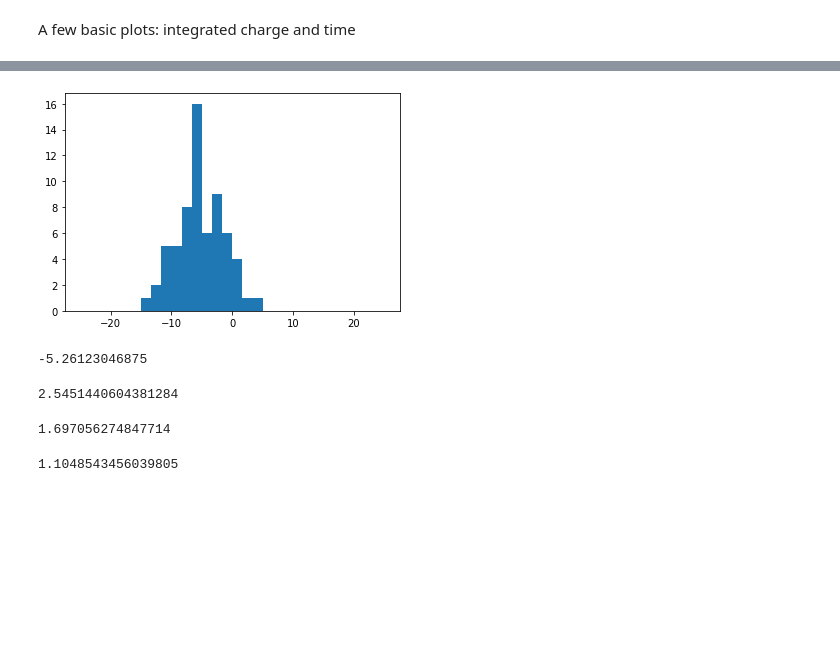
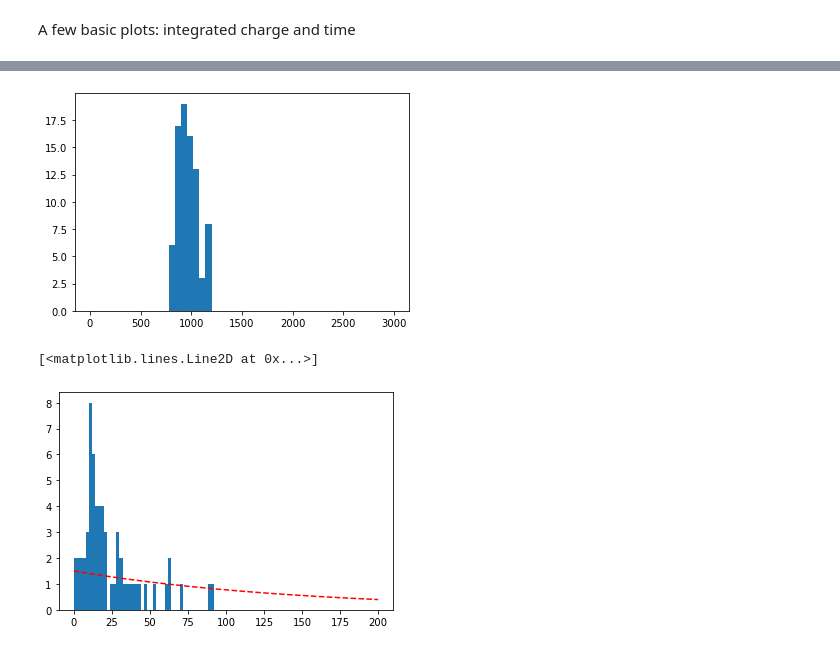
Before and after one commit to acolijn/DT5550_DAQ, a Jupyter notebook: analysis/decode_example.ipynb, the cells around one changed output, grey strips where cells are left out. Saved outputs shown, nothing was run; the diff lists cells and outputs as text; code cells hidden in the pictures; blank space fills up the shorter version.

```diff
--- a/analysis/decode_example.ipynb
+++ b/analysis/decode_example.ipynb
@@ -58,4 +95,3 @@ io.plot_all(type="time",range=(600,700),bins=100,logy=True)
 # %%
-h = plt.hist((t0-t1)*12.5/16,bins=30,range=(-25,25))
+dt = (t0-t1)*12.5/16
+h = plt.hist(dt,bins=20,range=(-20,20))
-# %% [output]
-[figure, removed]
@@ -64,16 +98,16 @@ dt = (t0-t1)*12.5/16
 # %%
-dt[abs(dt)<20].mean()
+dt[abs(dt)<10].mean()
-# %% [output]
--5.26123046875
 # %%
-np.sqrt(dt[abs(dt-(-5.26))<10].var())/np.sqrt(2)
+np.sqrt(dt[abs(dt-2.64)<10].var())/np.sqrt(2)
-# %% [output]
-2.5451440604381284
-# %%
-1.2*np.sqrt(2)
-# %% [output]
-1.697056274847714
-# %%
-12.5/16*np.sqrt(2)
-# %% [output]
-1.1048543456039805
+# %%
+h= plt.hist(E0,bins=50,range=(0,3000))
+# %% [output]
+[figure, added]
+# %%
+h=plt.hist((t1-t0)*12.5/16,bins=50,range=(0,100))
+xx= np.arange(0,200,0.1)
+yy= 1.5*np.exp(-xx/150)
+plt.plot(xx,yy,'--',color='red')
+# %% [output]
+[<matplotlib.lines.Line2D at 0x...>]
+[figure, added]
```
Also changed, not shown: parts of 6 cells of this notebook, 7 other files.
